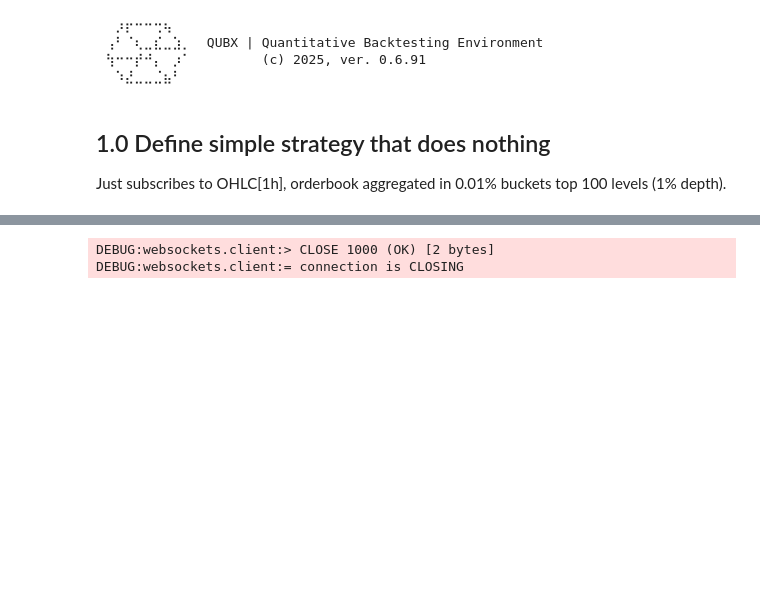
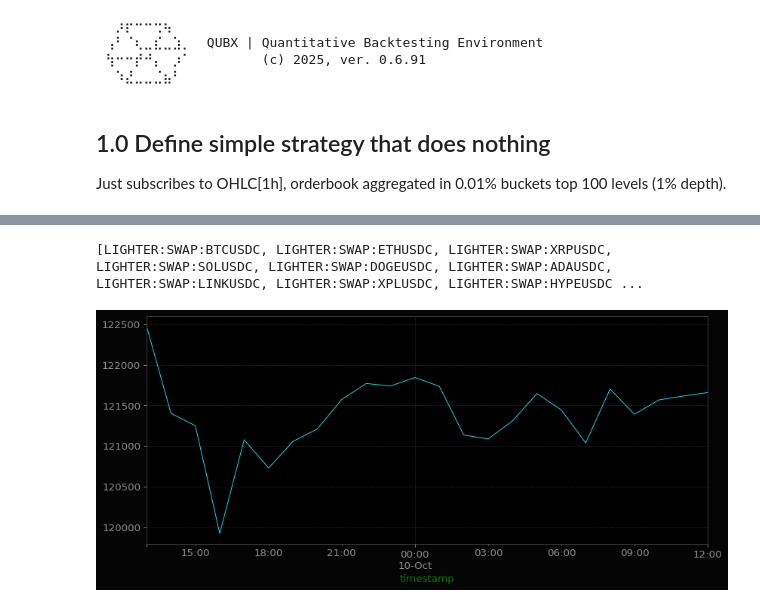
Before and after one commit to xLydianSoftware/Qubx, a Jupyter notebook: examples/notebooks/1.3 Lighter (paper).ipynb, the cells around one changed output, grey strips where cells are left out. Saved outputs shown, nothing was run; the diff lists cells and outputs as text; code cells hidden in the pictures; blank space fills up the shorter version.

Commit message:
fix lighter data provider

```diff
--- a/examples/notebooks/1.3 Lighter (paper).ipynb
+++ b/examples/notebooks/1.3 Lighter (paper).ipynb
@@ -170,5 +92,0 @@ DEBUG:websockets.client:x closing TCP connection
-# %%
-ctx.stop()
-# %% [output]
-DEBUG:websockets.client:> CLOSE 1000 (OK) [2 bytes]
-DEBUG:websockets.client:= connection is CLOSING
@@ -175,7 +95,11 @@ DEBUG:websockets.client:= connection is CLOSING
 # %%
-add_symbols = ["BTCUSDC", "ETHUSDC", "XRPUSDC", "SOLUSDC", "DOGEUSDC", "ADAUSDC", "LINKUSDC"]
+add_symbols = ["BTCUSDC", "ETHUSDC", "XRPUSDC", "SOLUSDC", "DOGEUSDC", "ADAUSDC", "LINKUSDC", "XPLUSDC", "HYPEUSDC"]
 add_instruments = [ctx.query_instrument(symbol) for symbol in add_symbols]
 print(add_instruments)
 ctx.set_universe(add_instruments)
+# %% [output]
+[LIGHTER:SWAP:BTCUSDC, LIGHTER:SWAP:ETHUSDC, LIGHTER:SWAP:XRPUSDC, LIGHTER:SWAP:SOLUSDC, LIGHTER:SWAP:DOGEUSDC, LIGHTER:SWAP:ADAUSDC, LIGHTER:SWAP:LINKUSDC, LIGHTER:SWAP:XPLUSDC, LIGHTER:SWAP:HYPEUSDC ...
 # %%
-ctx.ohlc(ctx.query_instrument("LINKUSDC"), "1h").pd().tail(2)
+ctx.ohlc(ctx.query_instrument("BTCUSDC"), "1h").pd()["close"].plot();
+# %% [output]
+[figure, added]
```
Also changed, not shown: parts of 8 cells of this notebook, 8 other files.
